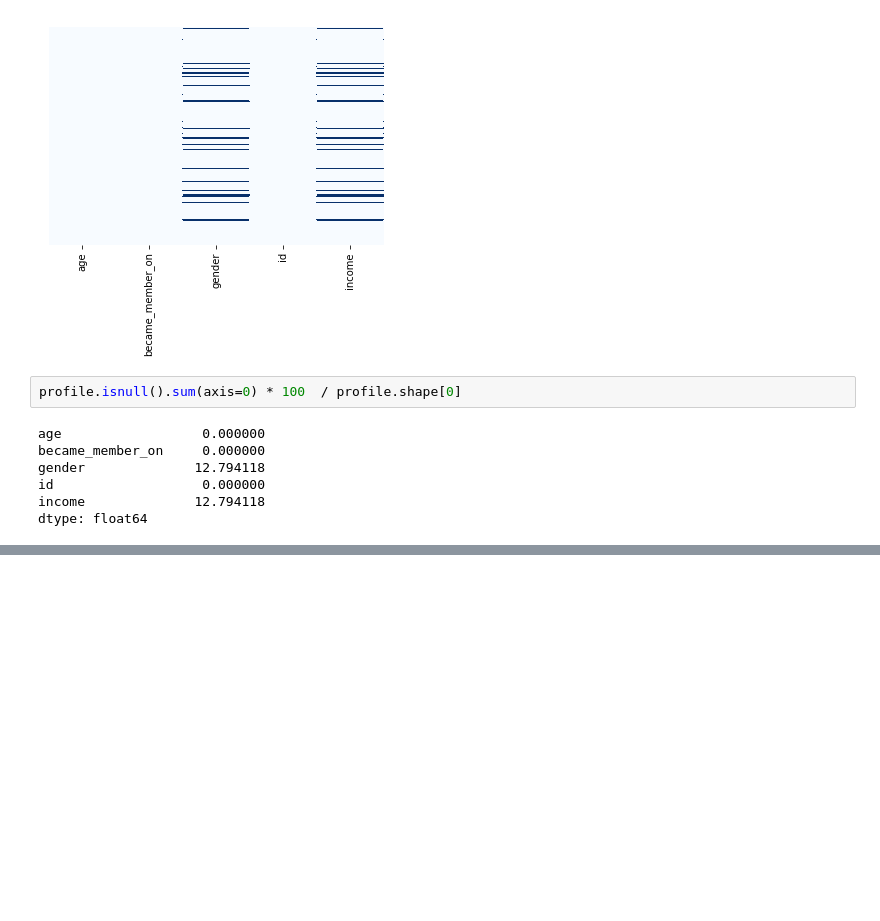
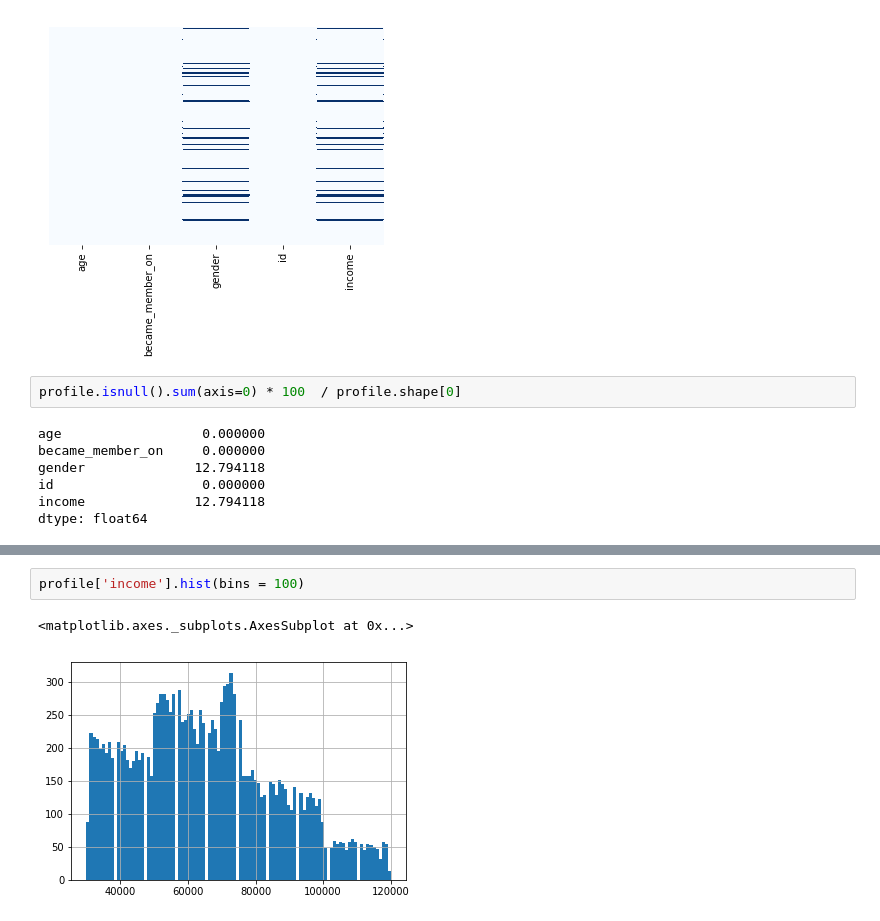
Before and after one commit to Arjunar92/Starbucks_Customer_Segmentation_Project, a Jupyter notebook: Starbucks_Capstone_notebook.ipynb, the cells around one changed output, grey strips where cells are left out. Cells and saved outputs as stored; diff of their text form; blank space fills up the shorter version.

```diff
--- a/Starbucks_Capstone_notebook.ipynb
+++ b/Starbucks_Capstone_notebook.ipynb
@@ -198,0 +215,5 @@ dtype: float64
+# %%
+profile['income'].hist(bins = 100)
+# %% [output]
+<matplotlib.axes._subplots.AxesSubplot at 0x...>
+[figure, added]
```
Also changed, not shown: parts of 6 cells of this notebook.
